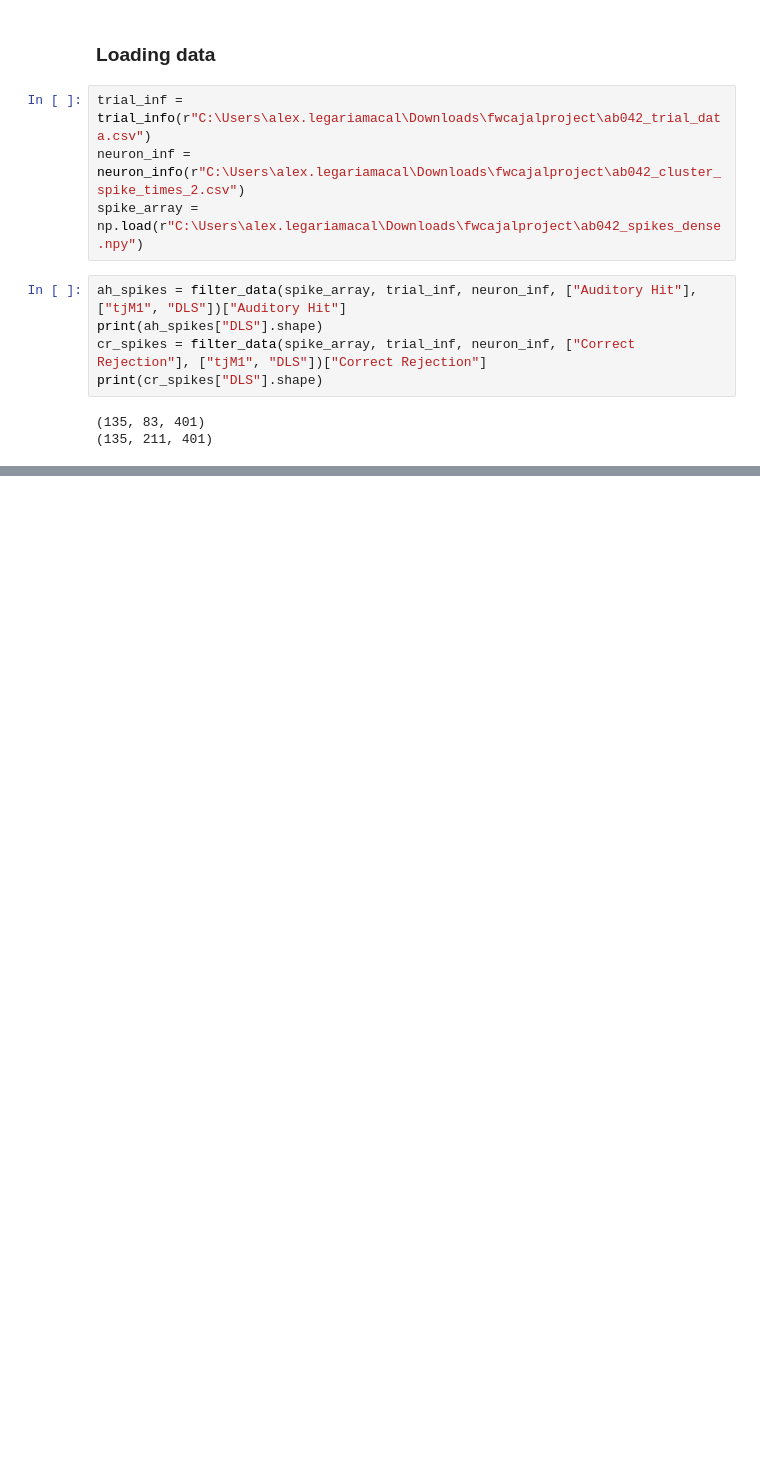
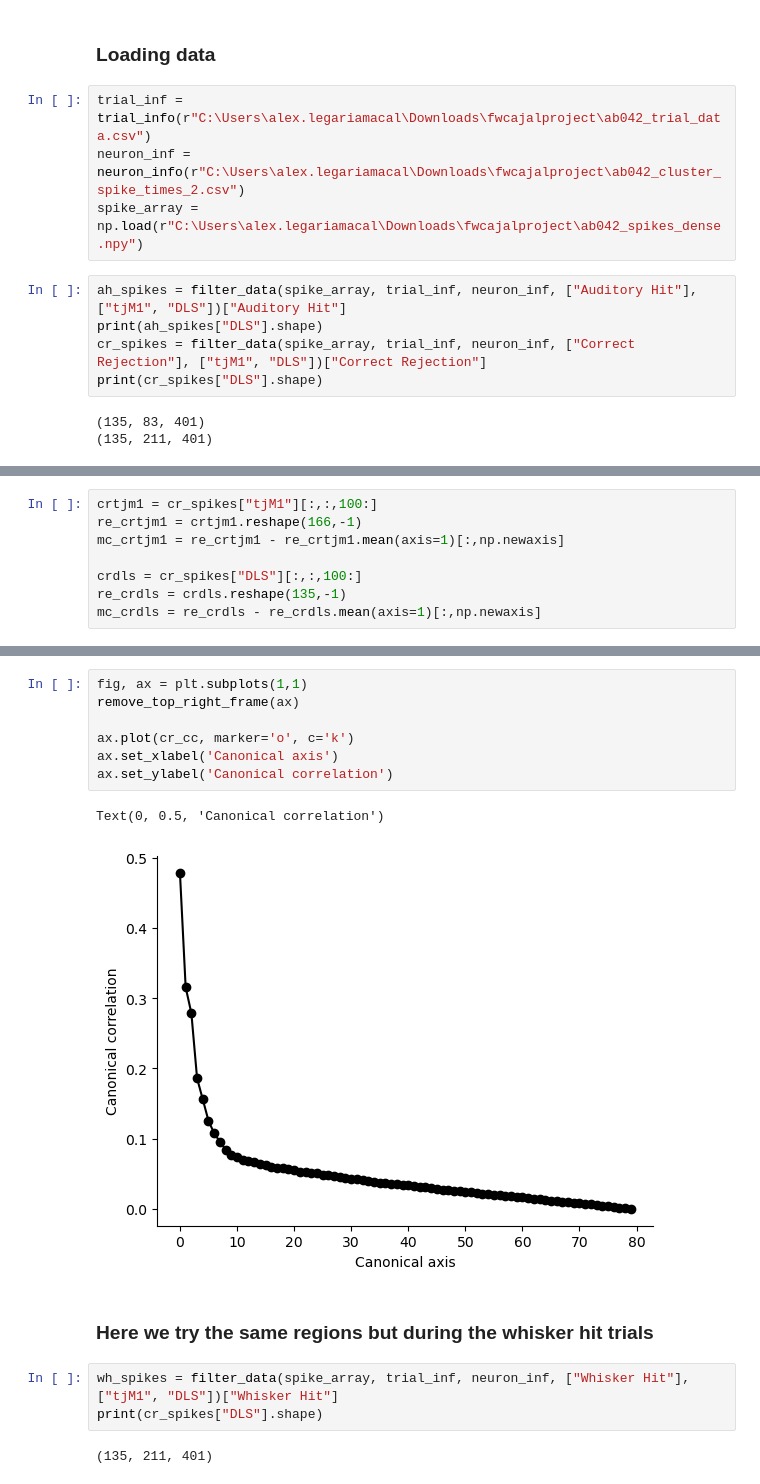
Before and after one commit to abisi/comm-project, a Jupyter notebook: code/cca-alex.ipynb, the cells around one changed output, grey strips where cells are left out. Cells and saved outputs as stored; diff of their text form; blank space fills up the shorter version.

```diff
--- a/code/cca-alex.ipynb
+++ b/code/cca-alex.ipynb
@@ -339,0 +165,8 @@ im = ax.scatter(cc_dls[:,0],
+# %%
+crtjm1 = cr_spikes["tjM1"][:,:,100:]
+re_crtjm1 = crtjm1.reshape(166,-1)
+mc_crtjm1 = re_crtjm1 - re_crtjm1.mean(axis=1)[:,np.newaxis]
+
+crdls = cr_spikes["DLS"][:,:,100:]
+re_crdls = crdls.reshape(135,-1)
+mc_crdls = re_crdls - re_crdls.mean(axis=1)[:,np.newaxis]
@@ -339,0 +186,17 @@ im = ax.scatter(cc_dls[:,0],
+# %%
+fig, ax = plt.subplots(1,1)
+remove_top_right_frame(ax)
+
+ax.plot(cr_cc, marker='o', c='k')
+ax.set_xlabel('Canonical axis')
+ax.set_ylabel('Canonical correlation')
+# %% [output]
+Text(0, 0.5, 'Canonical correlation')
+[figure, added]
+# %% [markdown]
+### Here we try the same regions but during the whisker hit trials
+# %%
+wh_spikes = filter_data(spike_array, trial_inf, neuron_inf, ["Whisker Hit"], ["tjM1", "DLS"])["Whisker Hit"]
+print(cr_spikes["DLS"].shape)
+# %% [output]
+(135, 211, 401)
```
Also changed, not shown: parts of 48 cells of this notebook.
